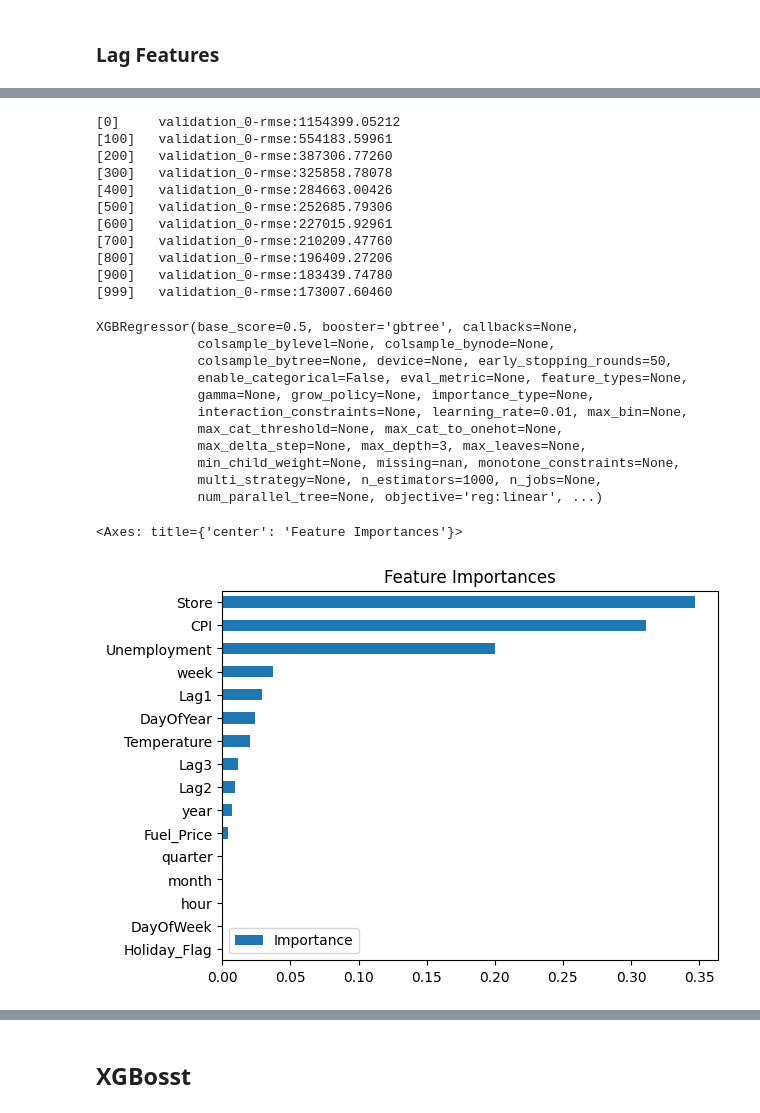
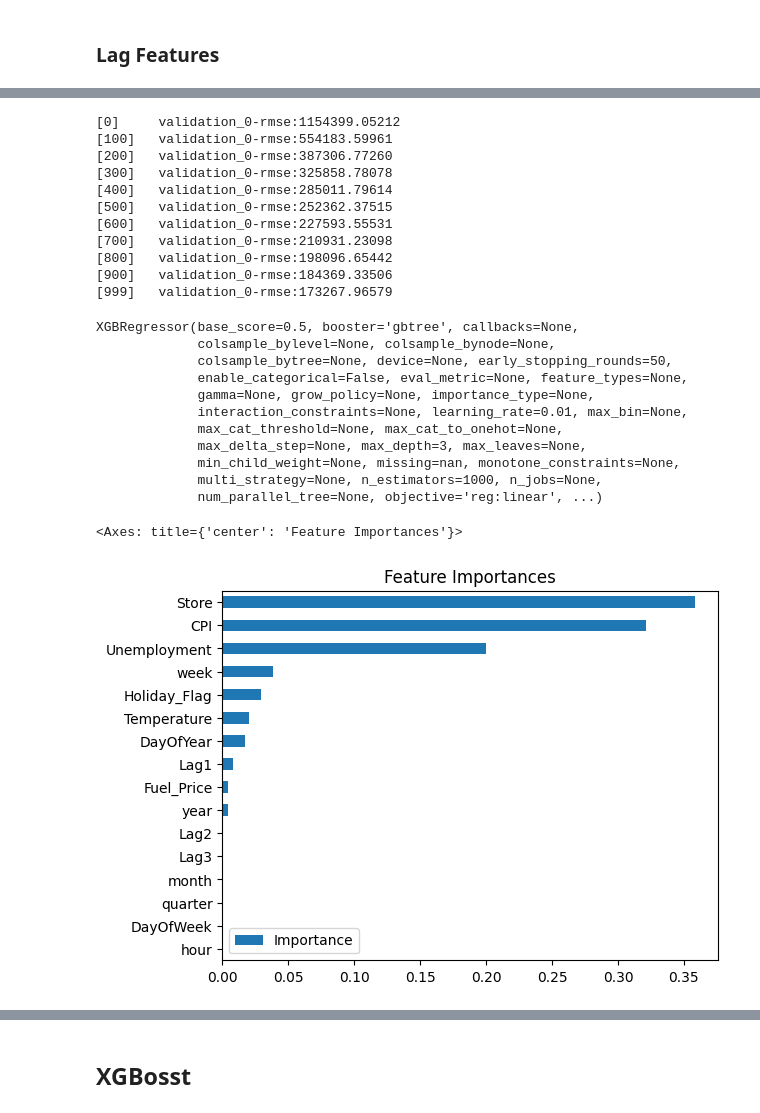
Before and after one commit to katasrofi/sales_performance, a Jupyter notebook: Forecasting.ipynb, the cells around one changed output, grey strips where cells are left out. Drawn from its saved outputs; the diff is of its cells as text; code cells hidden in the pictures.

```diff
--- a/Forecasting.ipynb
+++ b/Forecasting.ipynb
@@ -267,7 +270,7 @@ df_lag = df.copy()
 # Create the function
 def add_lags(df):
     df_lag = df.copy()
-    df_lag['Lag1'] = (df_lag.index - pd.Timedelta('14 days')).map(target)
-    df_lag['Lag2'] = (df_lag.index - pd.Timedelta('21 days')).map(target)
-    df_lag['Lag3'] = (df_lag.index - pd.Timedelta('28 days')).map(target)
+    df_lag['Lag1'] = (df_lag.index - pd.Timedelta('28 days')).map(target)
+    df_lag['Lag2'] = (df_lag.index - pd.Timedelta('52 days')).map(target)
+    df_lag['Lag3'] = (df_lag.index - pd.Timedelta('80 days')).map(target)
     return df_lag
@@ -363,30 +466,30 @@ X_all = df_lag.loc[:, Features]
 y_all = df_lag.iloc[:, 1]
 
 # Set Hyperparameter
-reg = xgb.XGBRegressor(base_score=0.5,
-                       booster='gbtree',
-                       n_estimators=1000,
-                       early_stopping_rounds=50,
-                       objective='reg:linear',
-                       max_depth=3,
-                       learning_rate=0.01)
+reg_all = xgb.XGBRegressor(base_score=0.5,
+                           booster='gbtree',
+                           n_estimators=1000,
+                           early_stopping_rounds=50,
+                           objective='reg:linear',
+                           max_depth=3,
+                           learning_rate=0.01)
 
 # Fit the data
-reg.fit(X_all, y_all,
-        eval_set=[(X_all, y_all)],
-        verbose=100)
+reg_all.fit(X_all, y_all,
+            eval_set=[(X_all, y_all)],
+            verbose=100)
 # %% [output]
 [0]     validation_0-rmse:1154399.05212
 [100]   validation_0-rmse:554183.59961
 [200]   validation_0-rmse:387306.77260
 [300]   validation_0-rmse:325858.78078
-[400]   validation_0-rmse:284663.00426
-[500]   validation_0-rmse:252685.79306
-[600]   validation_0-rmse:227015.92961
-[700]   validation_0-rmse:210209.47760
-[800]   validation_0-rmse:196409.27206
-[900]   validation_0-rmse:183439.74780
-[999]   validation_0-rmse:173007.60460
+[400]   validation_0-rmse:285011.79614
+[500]   validation_0-rmse:252362.37515
+[600]   validation_0-rmse:227593.55531
+[700]   validation_0-rmse:210931.23098
+[800]   validation_0-rmse:198096.65442
+[900]   validation_0-rmse:184369.33506
+[999]   validation_0-rmse:173267.96579
 XGBRegressor(base_score=0.5, booster='gbtree', callbacks=None,
              colsample_bylevel=None, colsample_bynode=None,
              colsample_bytree=None, device=None, early_stopping_rounds=50,
@@ -400,15 +503,15 @@ XGBRegressor(base_score=0.5, booster='gbtree', callbacks=None,
              num_parallel_tree=None, objective='reg:linear', ...)
 # %%
 # Save the importance features into dataframe
-fi = pd.DataFrame(data = reg.feature_importances_,
-                  index = reg.feature_names_in_,
+fi = pd.DataFrame(data = reg_all.feature_importances_,
+                  index = reg_all.feature_names_in_,
                   columns=['Importance'])
 
 # Show the data with viz
 fi.sort_values(by='Importance').plot(kind='barh', title='Feature Importances')
 # %% [output]
 <Axes: title={'center': 'Feature Importances'}>
-[figure, old version]
+[figure, new version]
 # %%
 # Calculate the 20 percent of data for testing
 percent20 = int(len(df_lag)*0.2)
```
Also changed, not shown: parts of 28 cells of this notebook, 6 other files.
